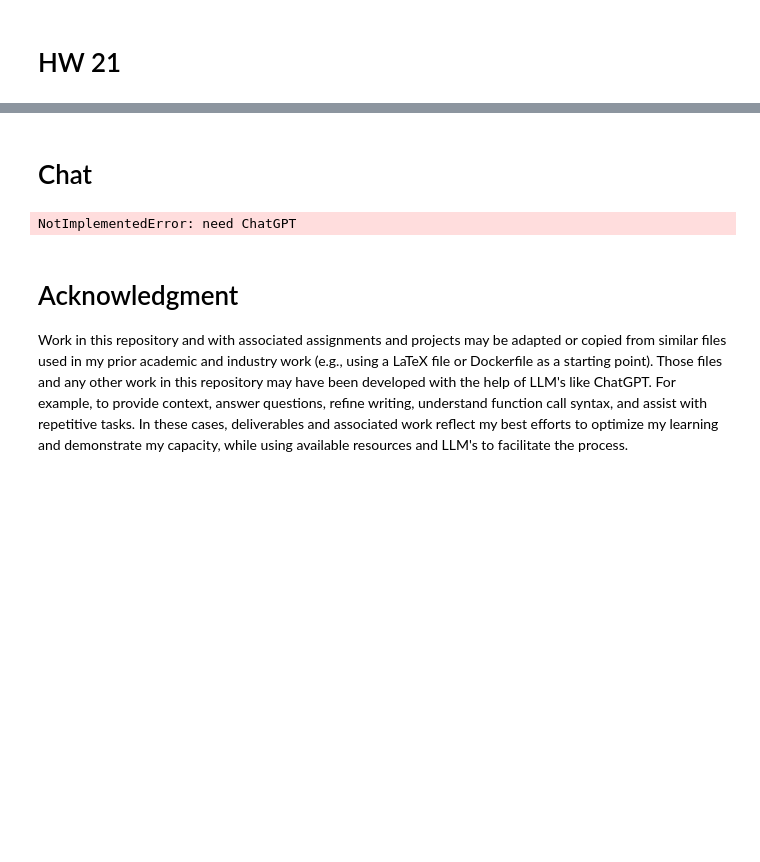
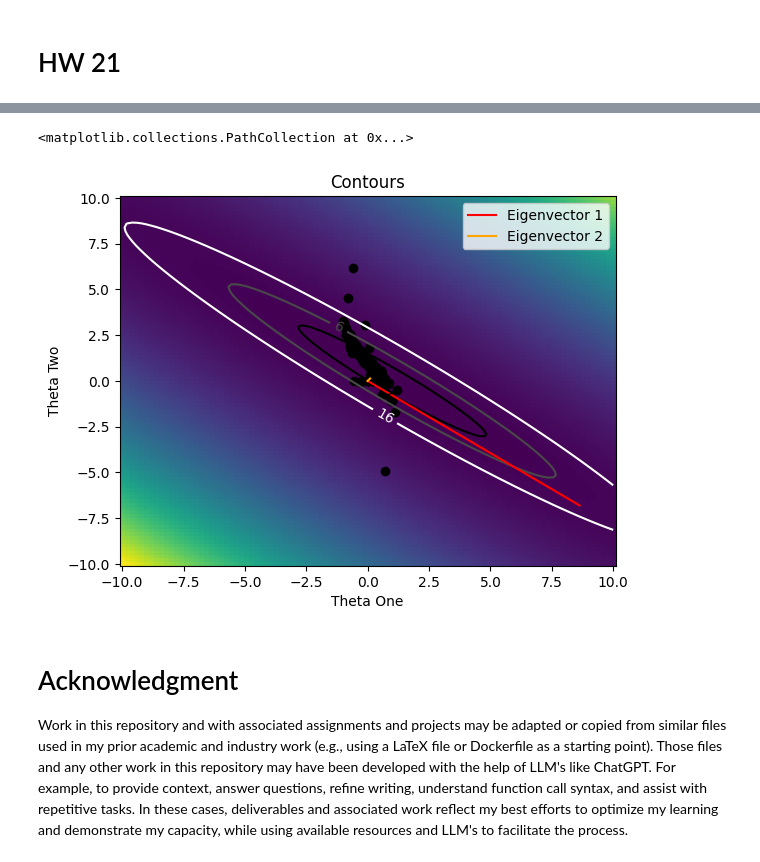
Before and after one commit to jwb-byu/cs-580-misc, a Jupyter notebook: hw/hw20-21/hw20_21.ipynb, the cells around one changed output, grey strips where cells are left out. Cells and saved outputs as stored; diff of their text form; code cells hidden in the pictures; blank space fills up the shorter version.

```diff
--- a/hw/hw20-21/hw20_21.ipynb
+++ b/hw/hw20-21/hw20_21.ipynb
@@ -215,6 +217,30 @@ A_plotting = design_mat(columns, x_for_plotting)
 # %%
 # d. Repeat your OLS fit 1000 times for different realizations of your data and plot your estimates
 # as a scatter plot on top of your contour plot.
+
+plt.pcolormesh(theta_two_smooth, theta_two_smooth, contour_values)
+cont_set = plt.contour(theta_two_smooth, theta_two_smooth, contour_values, levels = [2, 6, 16], cmap="grey")
+plt.clabel(cont_set)
+plt.xlabel("Theta One")
+plt.ylabel("Theta Two")
+plt.title("Contours")
+
+plt.plot([0, l_1*ev_1[0]], [0, l_1*ev_1[1]], color="red", label="Eigenvector 1")
+plt.plot([0, l_2*ev_2[0]], [0, l_2*ev_2[1]], color="orange", label="Eigenvector 2")
+plt.legend()
+
+theta_hats = np.zeros([1000, 2])
+for i in range(1000):
+    indices = np.random.choice(np.arange(-10, 11), np.random.randint(1, A.shape)).T[0]
+    A_tmp = A[indices]
+    y_i_tmp = y_i[indices]
+    theta_hat, sse, rank, s = np.linalg.lstsq(A_tmp, y_i_tmp)
+    theta_hats[i, :] = theta_hat
+
+plt.scatter(theta_hats[:,0], theta_hats[:,1], color="black")
+# %% [output]
+<matplotlib.collections.PathCollection at 0x...>
+[figure, added]
 # %%
 # e. What does this problem show you about the FIM? Note that there is no ”right” way to
 # answer this question.
@@ -221,9 +251,3 @@ A_plotting = design_mat(columns, x_for_plotting)
-# %% [markdown]
-# Chat
-# %%
-raise NotImplementedError("need ChatGPT")
-# %% [output]
-NotImplementedError: need ChatGPT
 # %% [markdown]
 # Acknowledgment
 Work in this repository and with associated assignments and projects may be adapted or copied from similar files used in my prior academic and industry work (e.g., using a LaTeX file or Dockerfile as a starting point). Those files and any other work in this repository may have been developed with the help of LLM's like ChatGPT. For example, to provide context, answer questions, refine writing, understand function call syntax, and assist with repetitive tasks. In these cases, deliverables and associated work reflect my best efforts to optimize my learning and demonstrate my capacity, while using available resources and LLM's to facilitate the process.
```
Also changed, not shown: parts of 5 cells of this notebook, 2 other files.
